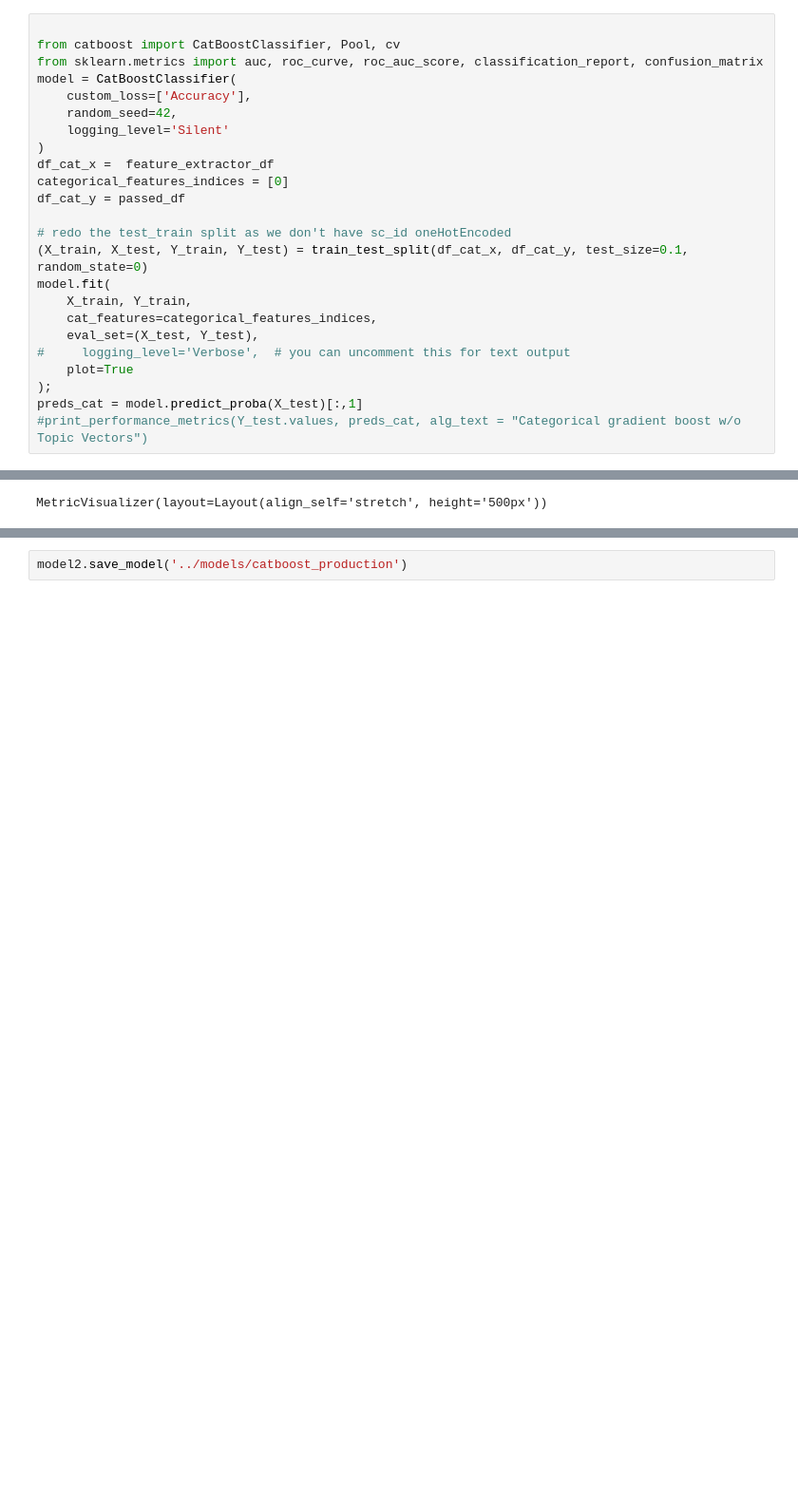
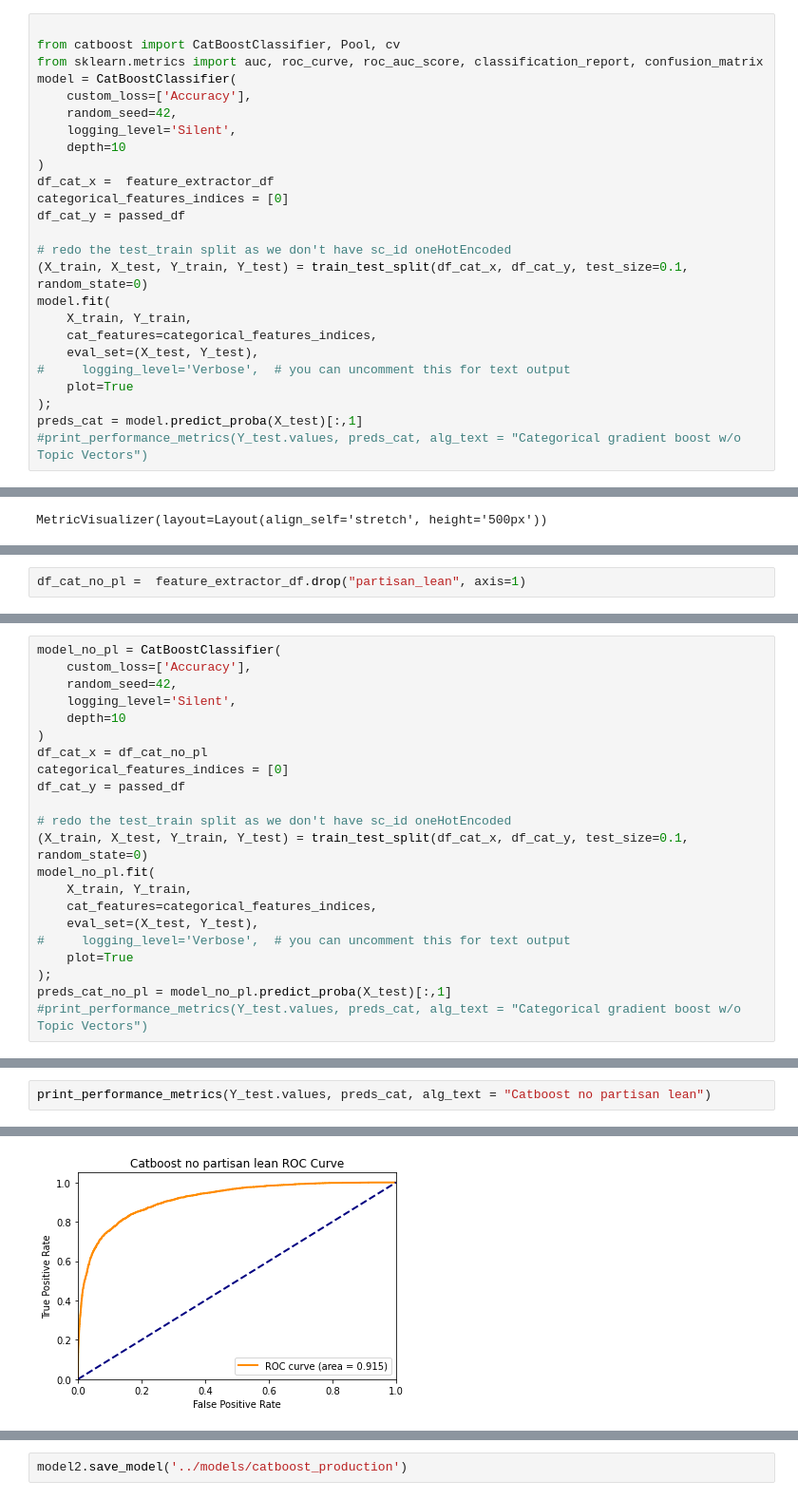
Before and after one commit to lukevancleve/govhawk_ml, a Jupyter notebook: notebooks/10-feature-extractor-model-distillbert-128.ipynb, the cells around one changed output, grey strips where cells are left out. Shown at 95% size. Drawn from its saved outputs; the diff is of its cells as text; blank space fills up the shorter version.

```diff
--- a/notebooks/10-feature-extractor-model-distillbert-128.ipynb
+++ b/notebooks/10-feature-extractor-model-distillbert-128.ipynb
@@ -143,7 +125,8 @@ from sklearn.metrics import auc, roc_curve, roc_auc_score, classification_report
 model = CatBoostClassifier(
     custom_loss=['Accuracy'],
     random_seed=42,
-    logging_level='Silent'
+    logging_level='Silent',
+    depth=10
 )
 df_cat_x =  feature_extractor_df
 categorical_features_indices = [0]
@@ -181 +164,3 @@ N thresholds: 2910
 [figure]
+# %%
+df_cat_no_pl =  feature_extractor_df.drop("partisan_lean", axis=1)
@@ -181,0 +169,22 @@ N thresholds: 2910
+# %%
+model_no_pl = CatBoostClassifier(
+    custom_loss=['Accuracy'],
+    random_seed=42,
+    logging_level='Silent',
+    depth=10
+)
+df_cat_x = df_cat_no_pl
+categorical_features_indices = [0]
+df_cat_y = passed_df
+
+# redo the test_train split as we don't have sc_id oneHotEncoded
+(X_train, X_test, Y_train, Y_test) = train_test_split(df_cat_x, df_cat_y, test_size=0.1, random_state=0)
+model_no_pl.fit(
+    X_train, Y_train,
+    cat_features=categorical_features_indices,
+    eval_set=(X_test, Y_test),
+#     logging_level='Verbose',  # you can uncomment this for text output
+    plot=True
+);
+preds_cat_no_pl = model_no_pl.predict_proba(X_test)[:,1]
+#print_performance_metrics(Y_test.values, preds_cat, alg_text = "Categorical gradient boost w/o Topic Vectors")
@@ -181,0 +194,3 @@ N thresholds: 2910
+# %%
+print_performance_metrics(Y_test.values, preds_cat, alg_text = "Catboost no partisan lean")
+# %% [output]
@@ -182,3 +209,4 @@ N thresholds: 2910
+[figure, added]
 # %%
 model.get_all_params()
 # %% [output]
```
Also changed, not shown: parts of 21 cells of this notebook, 1 other file.
